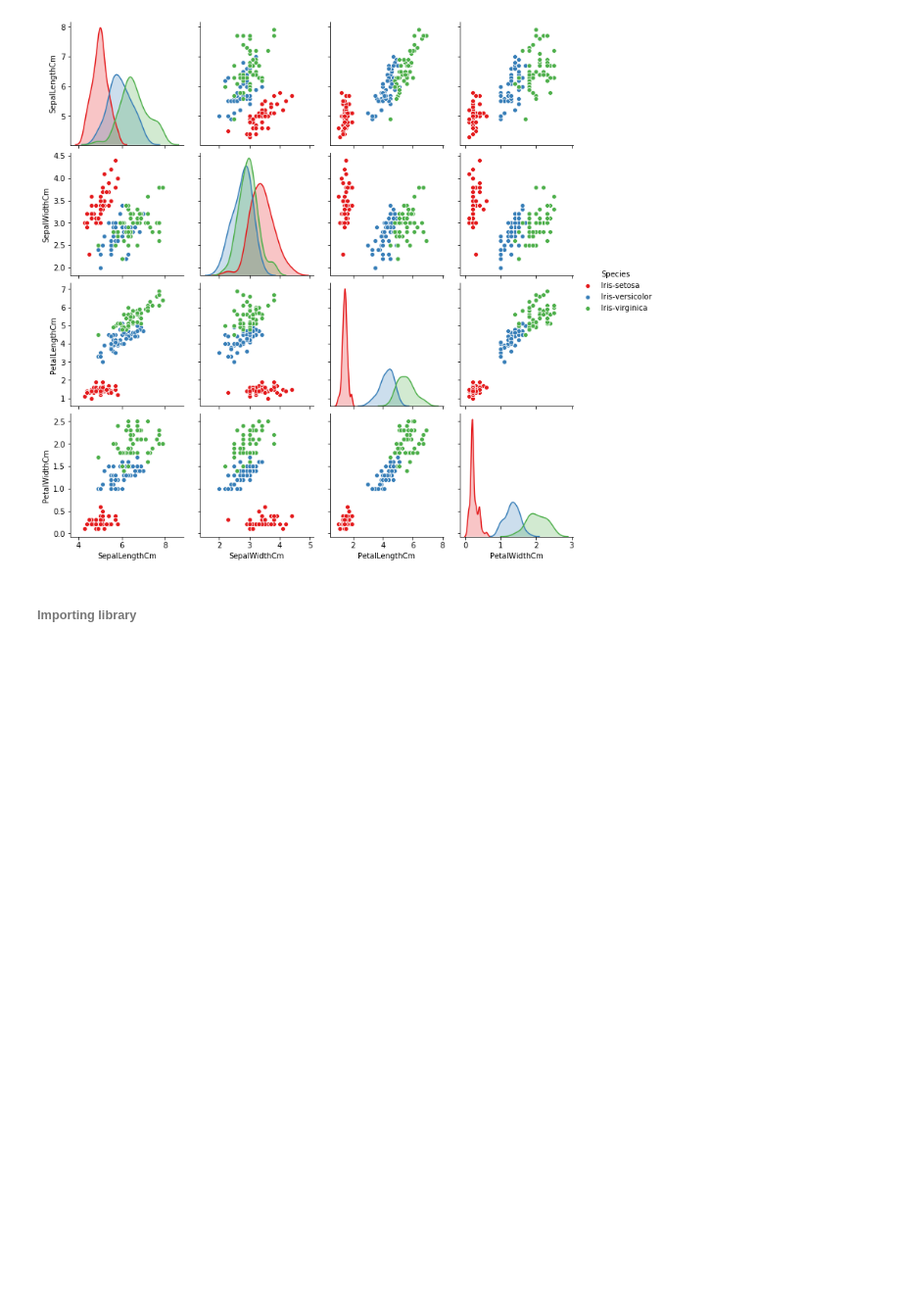
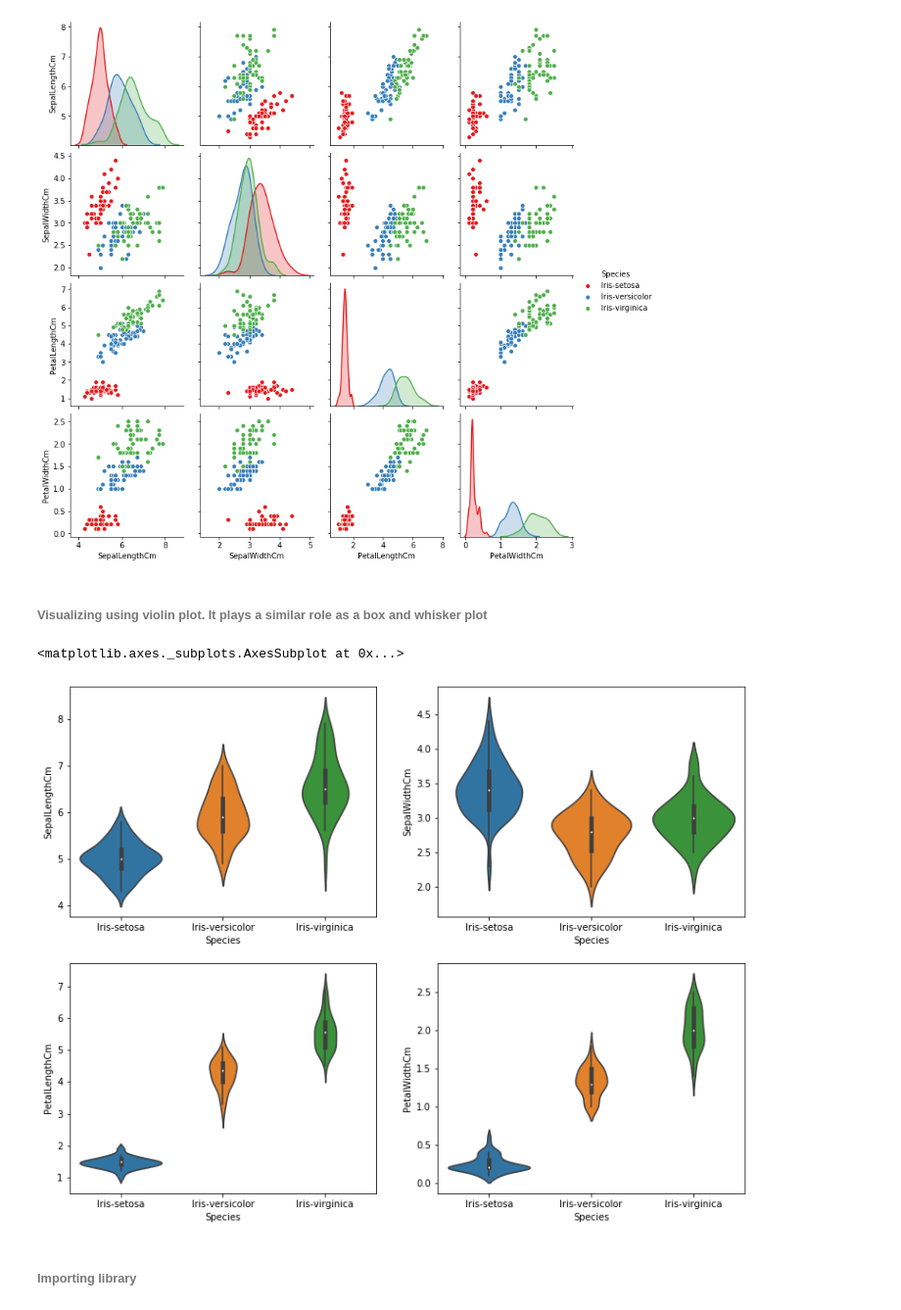
Before and after one commit to imakash3011/The_Sparks_Foundation, a Jupyter notebook: Task-2/IrisDataSet.ipynb, the cells around one changed output. Shown at 98% size. Cells and saved outputs as stored; diff of their text form; code cells hidden in the pictures; blank space fills up the shorter version.

```diff
--- a/Task-2/IrisDataSet.ipynb
+++ b/Task-2/IrisDataSet.ipynb
@@ -74,6 +74,21 @@ sns.pairplot(data= iris_data, hue='Species', palette='Set1')
 plt.show()
 # %% [output]
 [figure]
+# %% [markdown]
+###### Visualizing using violin plot. It plays a similar role as a box and whisker plot
+# %%
+plt.figure(figsize=(13,10))
+plt.subplot(2,2,1)
+sns.violinplot(x='Species', y='SepalLengthCm', data=iris_data)
+plt.subplot(2,2,2)
+sns.violinplot(x='Species', y='SepalWidthCm', data=iris_data)
+plt.subplot(2,2,3)
+sns.violinplot(x='Species', y='PetalLengthCm', data=iris_data)
+plt.subplot(2,2,4)
+sns.violinplot(x='Species', y='PetalWidthCm', data=iris_data)
+# %% [output]
+<matplotlib.axes._subplots.AxesSubplot at 0x...>
+[figure, added]
 # %% [markdown]
 ###### Importing library
 # %%
```
Also changed, not shown: parts of 6 cells of this notebook.
